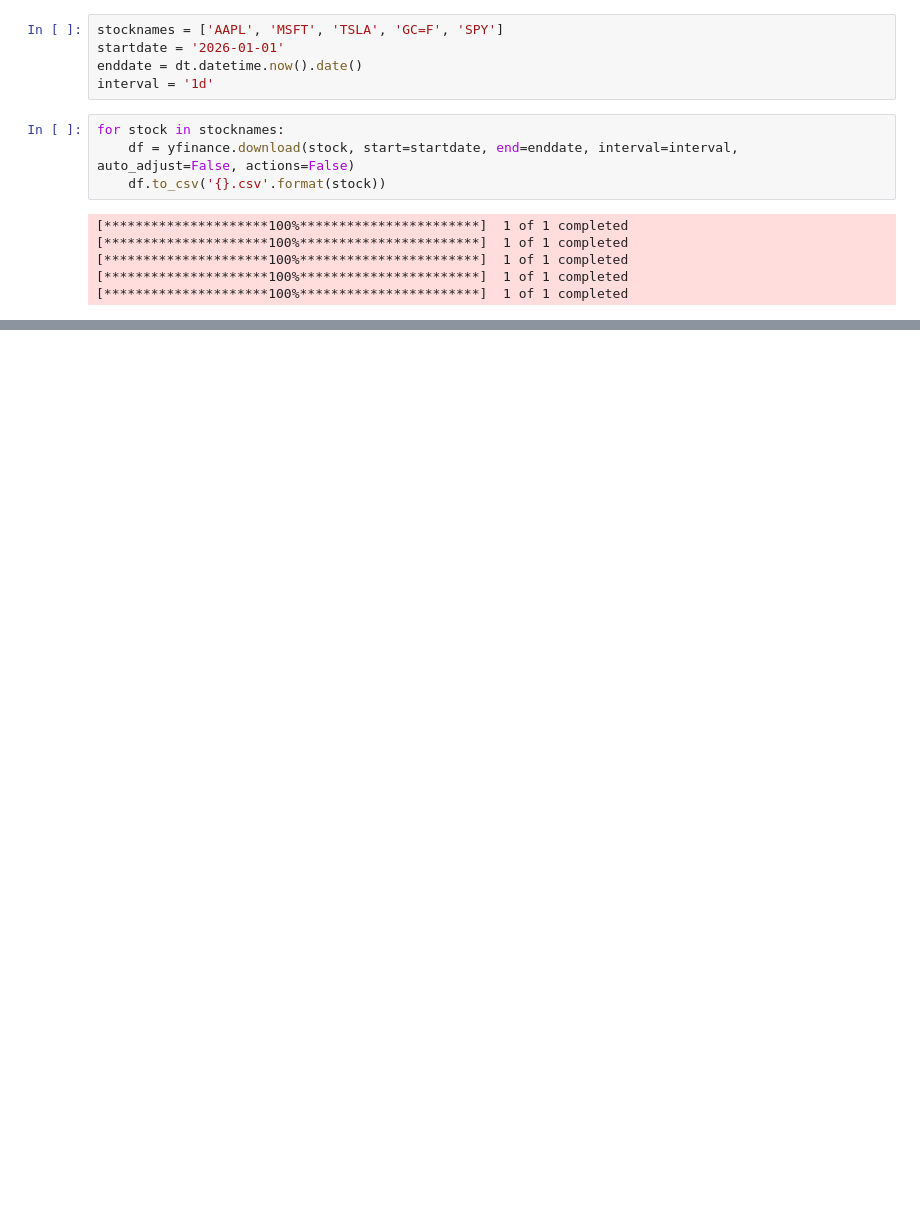
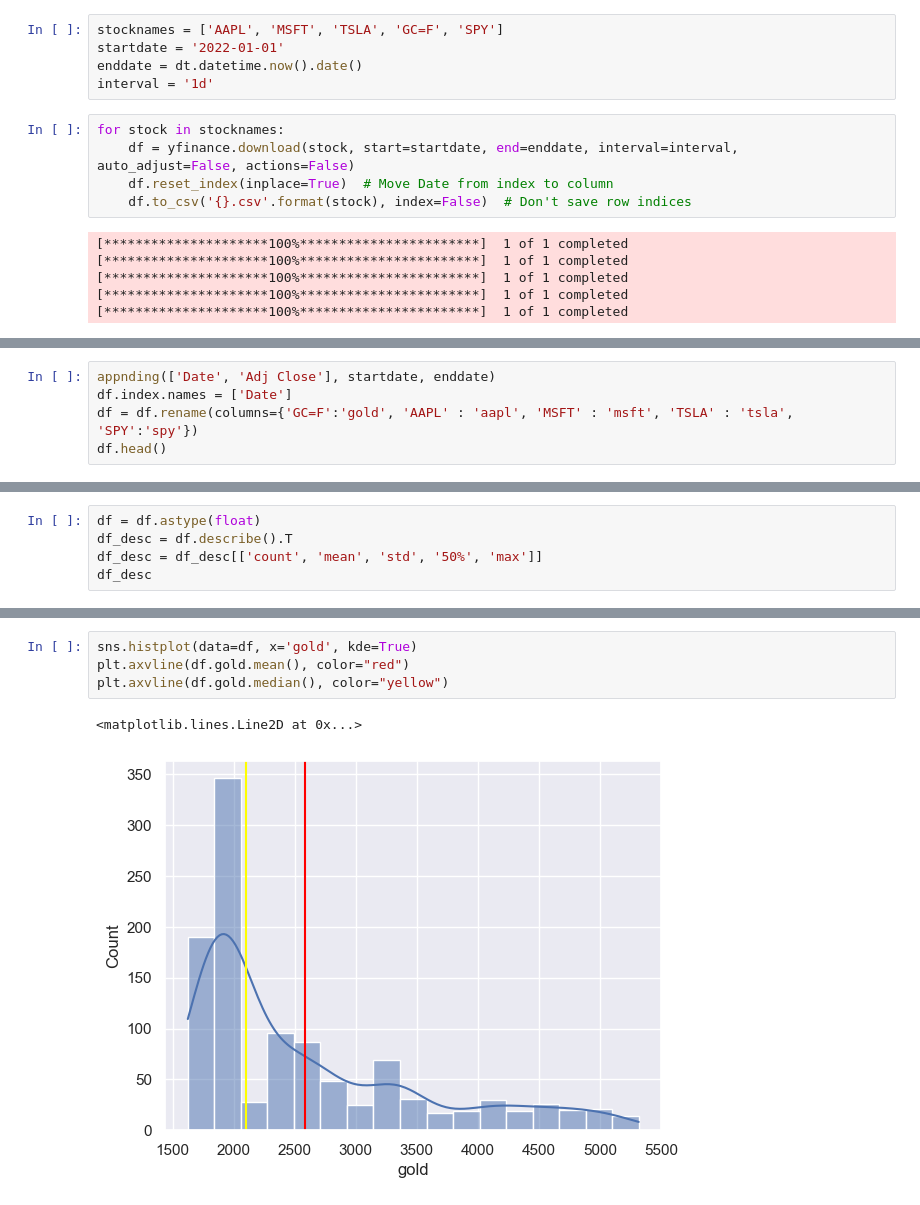
Before and after one commit to Hamza-rami/Stock_trading, a Jupyter notebook: stock_trading.ipynb, the cells around one changed output, grey strips where cells are left out. Drawn from its saved outputs; the diff is of its cells as text; blank space fills up the shorter version.

Commit message:
feat: merge data on one dataframe and global statistics and normalize

```diff
--- a/stock_trading.ipynb
+++ b/stock_trading.ipynb
@@ -24,13 +24,14 @@ sns.set()
 # downloading Data From YAHOO!
 # %%
 stocknames = ['AAPL', 'MSFT', 'TSLA', 'GC=F', 'SPY']
-startdate = '2026-01-01'
+startdate = '2022-01-01'
 enddate = dt.datetime.now().date()
 interval = '1d'
 # %%
 for stock in stocknames:
     df = yfinance.download(stock, start=startdate, end=enddate, interval=interval, auto_adjust=False, actions=False)
-    df.to_csv('{}.csv'.format(stock))
+    df.reset_index(inplace=True)  # Move Date from index to column
+    df.to_csv('{}.csv'.format(stock), index=False)  # Don't save row indices
 # %% [output]
 [*********************100%***********************]  1 of 1 completed
 [*********************100%***********************]  1 of 1 completed
@@ -39,0 +54,5 @@ for stock in stocknames:
+# %%
+appnding(['Date', 'Adj Close'], startdate, enddate)
+df.index.names = ['Date']
+df = df.rename(columns={'GC=F':'gold', 'AAPL' : 'aapl', 'MSFT' : 'msft', 'TSLA' : 'tsla', 'SPY':'spy'})
+df.head()
@@ -39,0 +69,5 @@ for stock in stocknames:
+# %%
+df = df.astype(float)
+df_desc = df.describe().T
+df_desc = df_desc[['count', 'mean', 'std', '50%', 'max']]
+df_desc
@@ -39,0 +81,7 @@ for stock in stocknames:
+# %%
+sns.histplot(data=df, x='gold', kde=True)
+plt.axvline(df.gold.mean(), color="red")
+plt.axvline(df.gold.median(), color="yellow")
+# %% [output]
+<matplotlib.lines.Line2D at 0x...>
+[figure, added]
```
Also changed, not shown: parts of 8 cells of this notebook, 5 other files.
